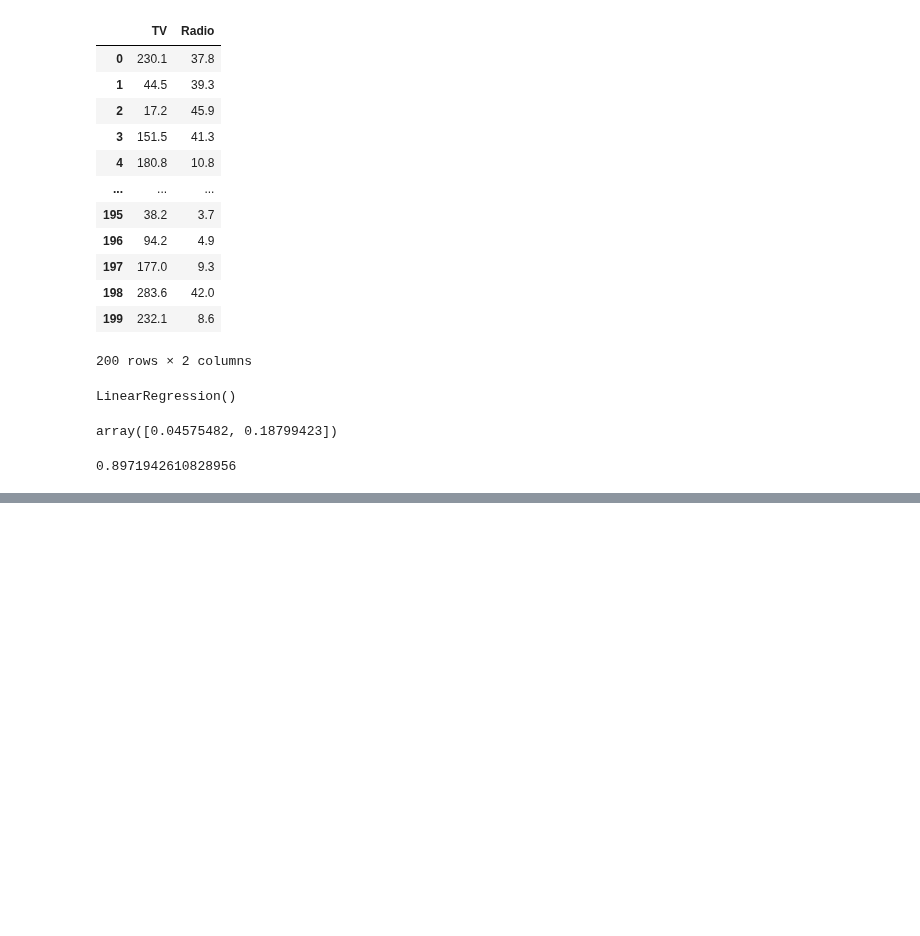
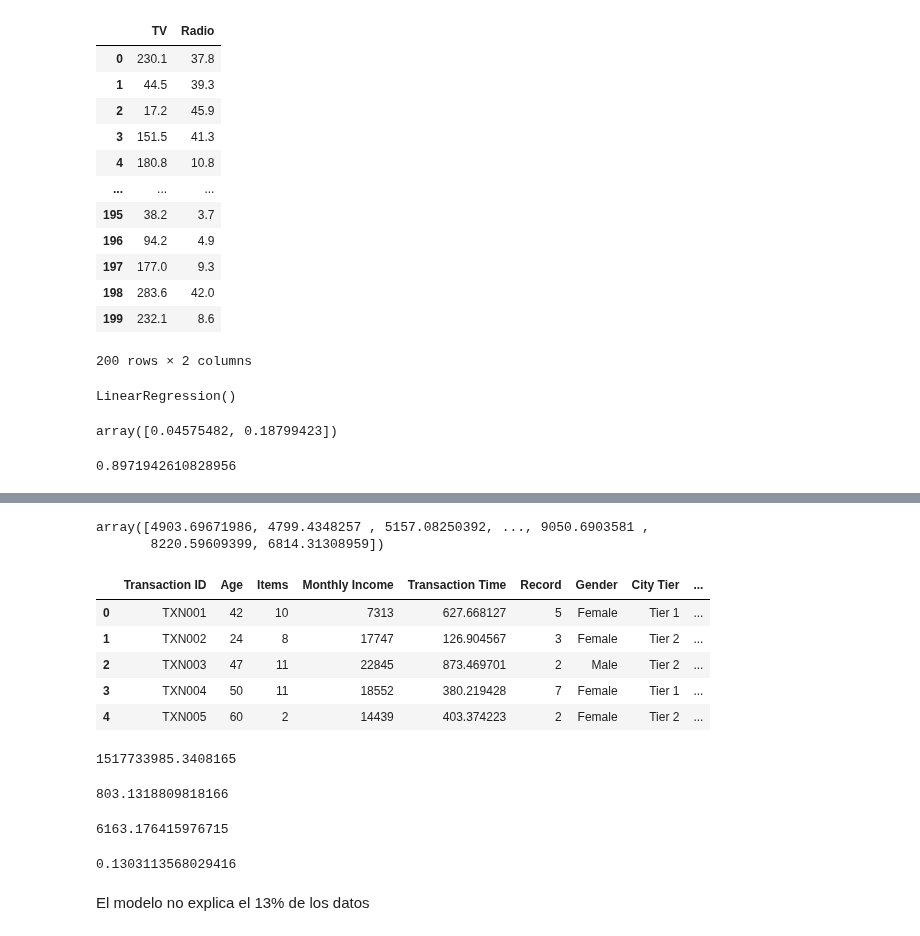
Before and after one commit to Chefi/python-ml-course, a Jupyter notebook: notebooks/Modelos de Regresion en Python Mi Notebook.ipynb, the cells around one changed output, grey strips where cells are left out. Cells and saved outputs as stored; diff of their text form; code cells hidden in the pictures; blank space fills up the shorter version.

```diff
--- a/notebooks/Modelos de Regresion en Python Mi Notebook.ipynb
+++ b/notebooks/Modelos de Regresion en Python Mi Notebook.ipynb
@@ -558,0 +850,2 @@ lm.score(x_pred,y) #R2 ajustado
+# %%
+df_new["prediction"] = -79.41713030137362 + df_new['Monthly Income']*0.14753898049205744+df_new['Transaction Time']*0.15494612549589748+df_new['Gender_Female']*-131.0250132555464+df_new['Gender_Male']*131.02501325554647+df_new['City_Tier 1']*76.76432601049521+df_new['City_Tier 2']*55.13897430923261+df_new['City_Tier 3']*-131.90330031972772+df_new['Record']*772.2334457445644
@@ -558,0 +867,35 @@ lm.score(x_pred,y) #R2 ajustado
+# %%
+lm.predict(X)
+# %% [output]
+array([4903.69671986, 4799.4348257 , 5157.08250392, ..., 9050.6903581 ,
+       8220.59609399, 6814.31308959])
+# %%
+df_new.head()
+# %% [output]
+|  | Transaction ID | Age | Items | Monthly Income | Transaction Time | Record | Gender | City Tier | ... |
+| 0 | TXN001 | 42 | 10 | 7313 | 627.668127 | 5 | Female | Tier 1 | ... |
+| 1 | TXN002 | 24 | 8 | 17747 | 126.904567 | 3 | Female | Tier 2 | ... |
+| 2 | TXN003 | 47 | 11 | 22845 | 873.469701 | 2 | Male | Tier 2 | ... |
+| 3 | TXN004 | 50 | 11 | 18552 | 380.219428 | 7 | Female | Tier 1 | ... |
+| 4 | TXN005 | 60 | 2 | 14439 | 403.374223 | 2 | Female | Tier 2 | ... |
+# %%
+SSERROR = np.sum((df_new["prediction"]-df_new["Total Spend"])**2)
+SSERROR
+# %% [output]
+1517733985.3408165
+# %%
+RSE = np.sqrt(SSERROR/(len(df_new)-len(feature_cols)-1))
+RSE
+# %% [output]
+803.1318809818166
+# %%
+sales_mean = np.mean(df_new["Total Spend"])
+sales_mean
+# %% [output]
+6163.176415976715
+# %%
+RSE/sales_mean
+# %% [output]
+0.1303113568029416
+# %% [markdown]
+El modelo no explica el 13% de los datos
```
Also changed, not shown: parts of 42 cells of this notebook.
